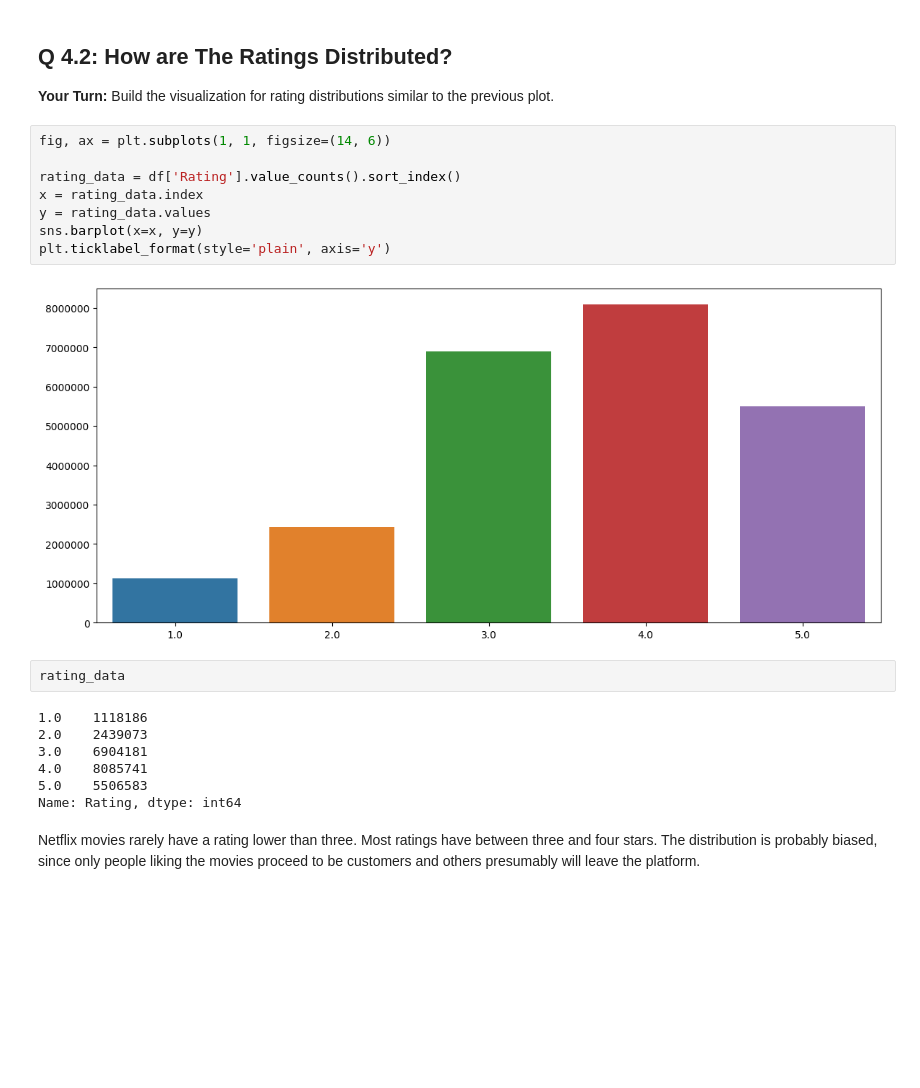
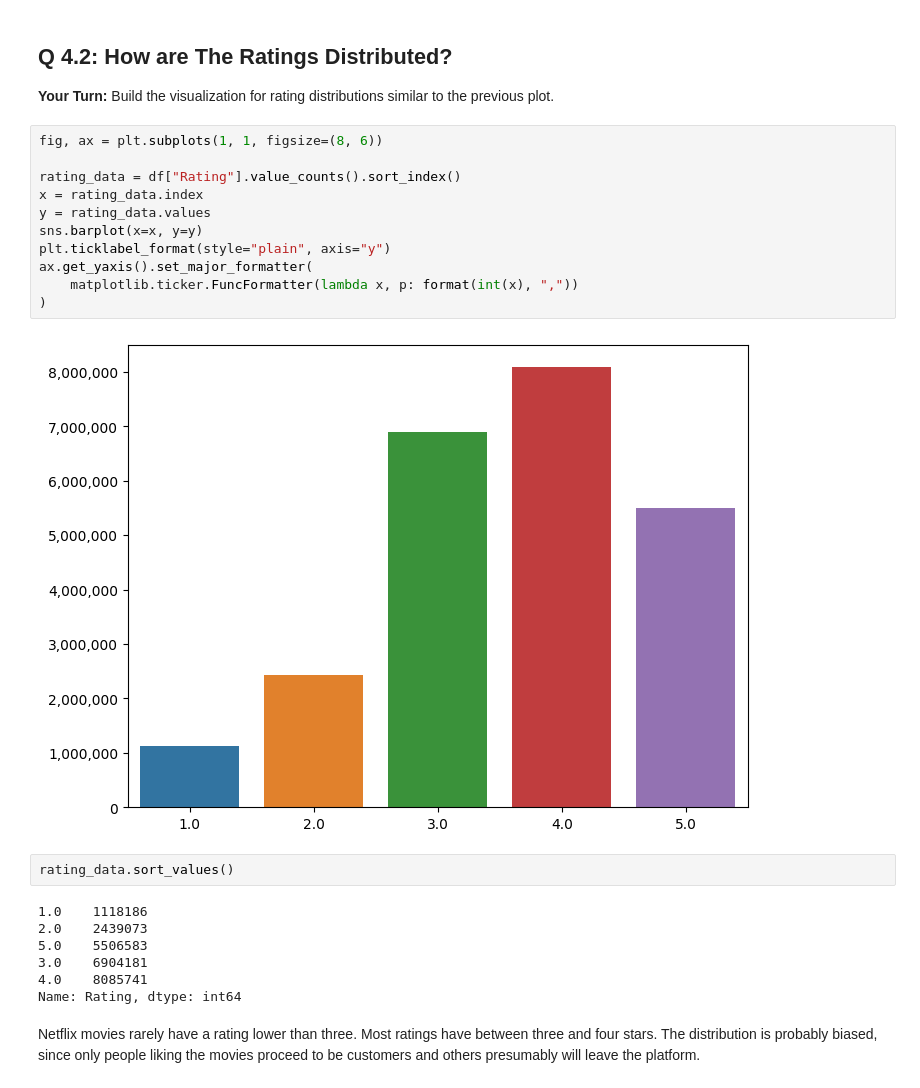
Before and after one commit to axa99/mec-mini-projects, a Jupyter notebook: mec-17.4.1-recommendation-systems-mini-project/Mini_Project_Recommendation_Systems.ipynb, the cells around one changed output. Cells and saved outputs as stored; diff of their text form; blank space fills up the shorter version.

```diff
--- a/mec-17.4.1-recommendation-systems-mini-project/Mini_Project_Recommendation_Systems.ipynb
+++ b/mec-17.4.1-recommendation-systems-mini-project/Mini_Project_Recommendation_Systems.ipynb
@@ -249,23 +250,26 @@ The decline for the rightmost point is probably caused by an incomplete last yea
 
 __Your Turn:__ Build the visualization for rating distributions similar to the previous plot.
 # %%
-fig, ax = plt.subplots(1, 1, figsize=(14, 6))
+fig, ax = plt.subplots(1, 1, figsize=(8, 6))
 
-rating_data = df['Rating'].value_counts().sort_index()
+rating_data = df["Rating"].value_counts().sort_index()
 x = rating_data.index
 y = rating_data.values
 sns.barplot(x=x, y=y)
-plt.ticklabel_format(style='plain', axis='y')
+plt.ticklabel_format(style="plain", axis="y")
+ax.get_yaxis().set_major_formatter(
+    matplotlib.ticker.FuncFormatter(lambda x, p: format(int(x), ","))
+)
 # %% [output]
-[figure, old version]
+[figure, new version]
 # %%
-rating_data
+rating_data.sort_values()
 # %% [output]
 1.0    1118186
 2.0    2439073
+5.0    5506583
 3.0    6904181
 4.0    8085741
-5.0    5506583
 Name: Rating, dtype: int64
 # %% [markdown]
 Netflix movies rarely have a rating lower than three. Most ratings have between three and four stars.
```
Also changed, not shown: parts of 1 cell of this notebook.
